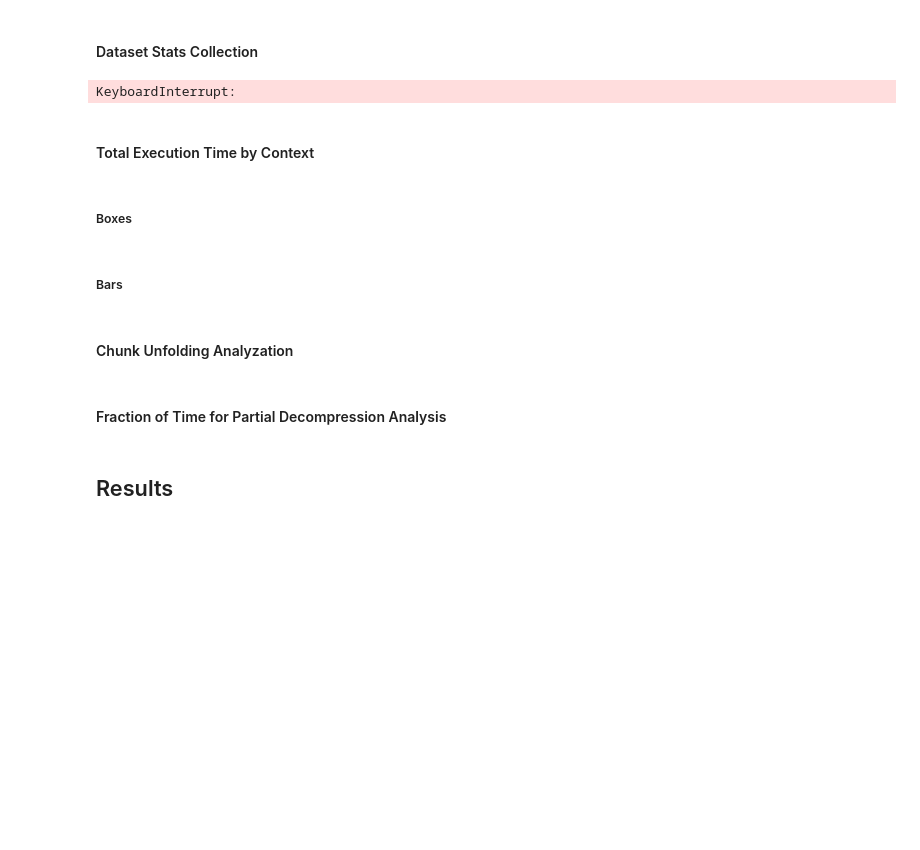
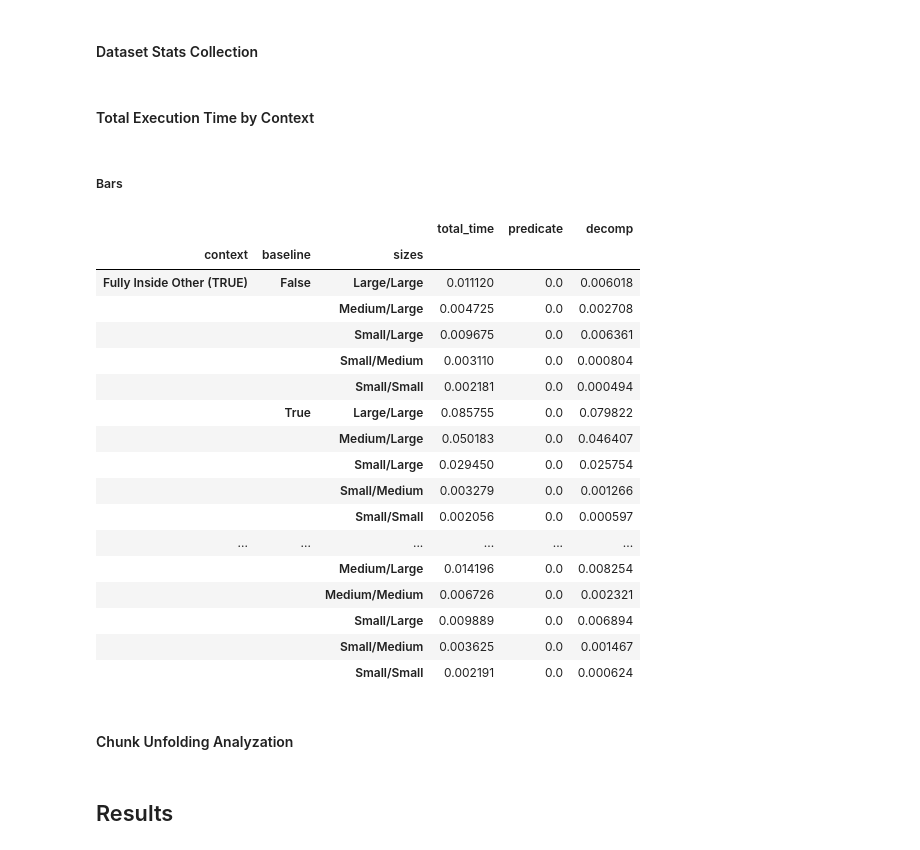
Before and after one commit to SimonErlandsson/Operable-Maps-Compression, a Jupyter notebook: Intersection_Statistics.ipynb, the cells around one changed output. Saved outputs shown, nothing was run; the diff lists cells and outputs as text; code cells hidden in the pictures; blank space fills up the shorter version.

```diff
--- a/Intersection_Statistics.ipynb
+++ b/Intersection_Statistics.ipynb
@@ -171,9 +171,9 @@ from tqdm import tqdm
 if not USE_EXISTING_DF:
     max_deltas_df = pd.DataFrame(columns=['decomp', 'nbr_recieved_chks', 'nbr_total_chks', 'total_time', "sizes", "context", "delta_size", "predicate", "dataset_idx", "baseline", "sum_size"])
     for max_delta_size in tqdm(range(0,MAX_DELTA_SIZE)):
-        for dataset in [key for key,_ in datasets.items()]:
-            for baseline_on in [True, False]:
-                act_deact_baseline(activate=baseline_on)
-                evaluate_dataset(data=dataset, stats_df=max_deltas_df, delta_size=max_delta_size, not_predicate=True, add_size=True)
+        for dataset in [val[0] for val in datasets]:
+            act_deact_baseline(activate=False)
+            evaluate_dataset(data=dataset, stats_df=max_deltas_df, delta_size=max_delta_size, not_predicate=True, add_size=True)
+    max_deltas_df.to_csv('max_deltas_df.csv', index=False)
 else:
-    max_deltas_df = pd.read_csv('max_deltas_df.csv')
+    max_deltas_df = pd.read_csv('max_deltas_df2.csv')
@@ -188,7 +185,7 @@ max_deltas_filt_df = max_deltas_df[['total_time', 'sum_size', "sizes", "delta_si
 
 import plotly.graph_objs as objs
 
-def make_general_facet_title(fig, x_title, y_title, secondary=None):
+def make_general_facet_title(fig, x_title, y_title, secondary=None, barplot=False, hbarplot=False):
     #Remove current axis titles
     for axis in fig.layout:
         if type(fig.layout[axis]) == objs.layout.XAxis:
@@ -198,11 +195,10 @@ def make_general_facet_title(fig, x_title, y_title, secondary=None):
         if type(fig.layout[axis]) == objs.layout.YAxis:
             fig.layout[axis].title.text = ''
 
-
     fig.add_annotation(
     dict(
-        x=0.48,
-        y=-0.04,  # adjust as needed
+        x=0.48 if not barplot else 0.5,
+        y=-0.04 if not barplot else -0.15,  # adjust as needed
         showarrow=False,
         text=x_title,
         xref="paper",
@@ -214,7 +210,6 @@ def make_general_facet_title(fig, x_title, y_title, secondary=None):
     )
 
     if secondary != None:
-        # Add a common y-axis title at the bottom
         fig.add_annotation(
         dict(
             x=1.01,  # adjust as needed
@@ -230,14 +225,13 @@ def make_general_facet_title(fig, x_title, y_title, secondary=None):
         )
     )
 
-    # Add a common y-axis title at the bottom
     fig.add_annotation(
     dict(
-        x=-0.1,  # adjust as needed
+        x=-0.08 if not barplot else -0.07,  # adjust as needed
         y=0.5,
         showarrow=False,
         text=y_title,
-        textangle=-90,  # to rotate the text for the vertical y-axis
+        textangle=-90,
         xref="paper",
         yref="paper",
         font=dict(size=20),
@@ -333,8 +347,8 @@ if USE_EXISTING_DF:
     for baseline_on in [True, False]:
         act_deact_baseline(activate=baseline_on)
         for dataset in tqdm(datasets):
-            evaluate_dataset(dataset[0], stats_df, delta_size=dataset[1]) # Second param: PLOT?
+            evaluate_dataset(dataset[0], stats_df, delta_size=dataset[1]  if not baseline_on else 10000) # Second param: PLOT?
+    stats_df.to_csv('stats_df.csv', index=False)
+
 else:
-    max_deltas_df = pd.read_csv('stats.csv')
+    stats_df = pd.read_csv('stats_df.csv')
-# %% [output]
-KeyboardInterrupt:
@@ -344,4 +355,2 @@ if SAVE_DFS:
 # %% [markdown]
 #### Total Execution Time by Context
-# %% [markdown]
-##### Boxes
@@ -409,5 +433,27 @@ def plot_total_time_bars(df, is_predicate=False, size_cat_excl=[], log_scale=Tru
 
     fig.show()
+# %%
+total_time_df = stats_df[['context', 'total_time', 'sizes', 'baseline', 'predicate', 'decomp']]
+plot_total_time_bars(total_time_df, is_predicate=False, size_cat_excl=[], log_scale=False) #
+# %% [output]
+|  |  |  | total_time | predicate | decomp |
+| context | baseline | sizes |  |  |  |
+| Fully Inside Other (TRUE) | False | Large/Large | 0.011120 | 0.0 | 0.006018 |
+|  |  | Medium/Large | 0.004725 | 0.0 | 0.002708 |
+|  |  | Small/Large | 0.009675 | 0.0 | 0.006361 |
+|  |  | Small/Medium | 0.003110 | 0.0 | 0.000804 |
+|  |  | Small/Small | 0.002181 | 0.0 | 0.000494 |
+|  | True | Large/Large | 0.085755 | 0.0 | 0.079822 |
+|  |  | Medium/Large | 0.050183 | 0.0 | 0.046407 |
+|  |  | Small/Large | 0.029450 | 0.0 | 0.025754 |
+|  |  | Small/Medium | 0.003279 | 0.0 | 0.001266 |
+|  |  | Small/Small | 0.002056 | 0.0 | 0.000597 |
+| ... | ... | ... | ... | ... | ... |
+|  |  | Medium/Large | 0.014196 | 0.0 | 0.008254 |
+|  |  | Medium/Medium | 0.006726 | 0.0 | 0.002321 |
+|  |  | Small/Large | 0.009889 | 0.0 | 0.006894 |
+|  |  | Small/Medium | 0.003625 | 0.0 | 0.001467 |
+|  |  | Small/Small | 0.002191 | 0.0 | 0.000624 |
 # %% [markdown]
 #### Chunk Unfolding Analyzation
 # %%
@@ -438,2 +461,0 @@ def plot_chunk_unfolded_frac(df, is_predicate=False, is_baseline=False):
-# %% [markdown]
-#### Fraction of Time for Partial Decompression Analysis
```
Also changed, not shown: parts of 17 cells of this notebook.
